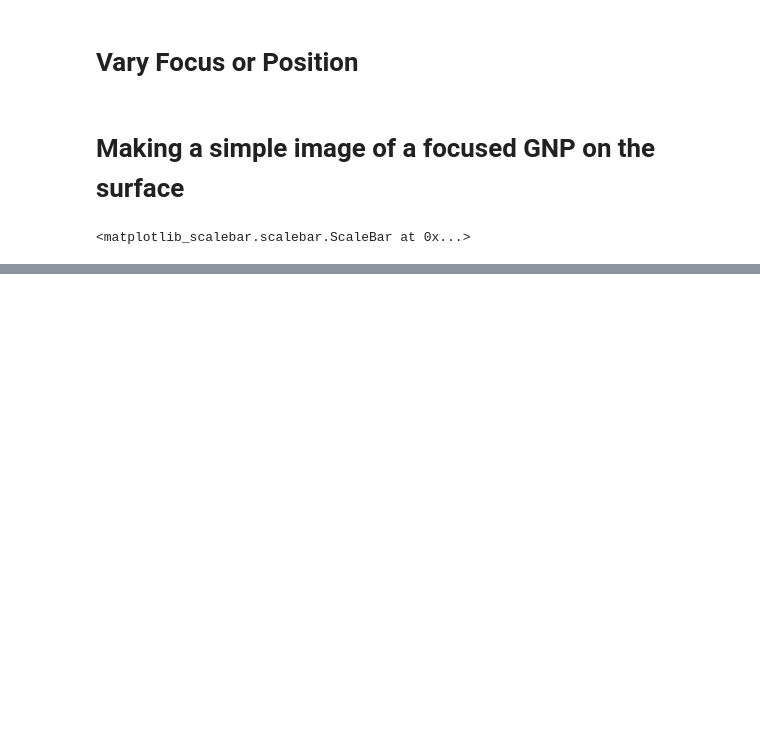
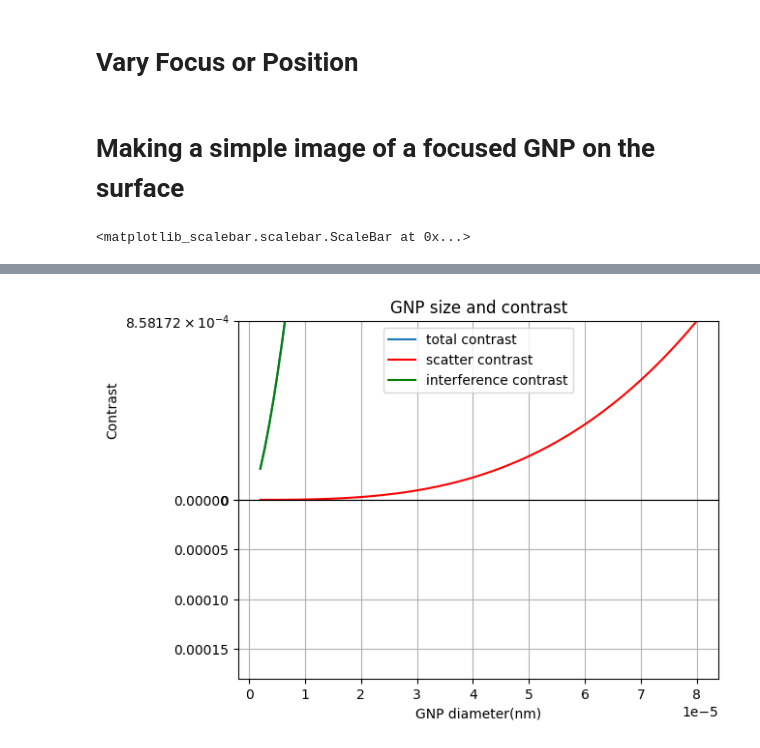
Before and after one commit to Laikasu/ipsf-simulation, a Jupyter notebook: usage_examples/plots.ipynb, the cells around one changed output, grey strips where cells are left out. Drawn from its saved outputs; the diff is of its cells as text; code cells hidden in the pictures; blank space fills up the shorter version.

```diff
--- a/usage_examples/plots.ipynb
+++ b/usage_examples/plots.ipynb
@@ -108,8 +122,8 @@ if (save_path):
             t_glass= 179*10**-6,
             n_scat = n_gold(wavelength),
             n_medium = n_water,
-            wavelength = 525*10**-9,
-            a = 20*10**-9/2)
+            wavelength = 525,
+            a = 20/2)
 
 
     params.z_focus = z_focus
@@ -186,8 +200,8 @@ if (file_path):
 # %%
 # Single plot
 
-wavelength = 525*10**-9
-diameter = 60*10**-9
+wavelength = 525
+diameter = 60
 radius = diameter/2
 #polarization = np.array([1, 0, 0]) # x polarization
 
@@ -338,9 +352,9 @@ def centroid_contrast_variable_particle(p, z_particles):
 
     return contrasts
 
-wavelength = 525*10**-9
+wavelength = 525
 
-diameter = 10*10**-9
+diameter = 10
 radius = diameter/2
 z_particles = np.linspace(0, 3.12*10**-6, 1000)
 params_m = DesignParams(
@@ -403,20 +431,22 @@ for i, radius in enumerate(radii):
 # %%
 # Contrast plot plot
 fig, ax = plt.subplots(2,1, sharex=True, gridspec_kw={'hspace': 0})
 ax[0].set_yscale('symlog', linthresh=0.1)
 
-ax[0].plot(diameters[contrast>0]/10**-9, contrast[contrast>0], label='total contrast')
+ax[0].plot(diameters[contrast>0], contrast[contrast>0], label='total contrast')
 ax[0].set_ylim(0, np.max(scatter_intensity))
-ax[0].plot(diameters[scatter_intensity>0]/10**-9, scatter_intensity[scatter_intensity>0], label='scatter contrast', color='red')
-ax[0].plot(diameters[interference_intensity>0]/10**-9, interference_intensity[interference_intensity>0], label='interference contrast', color='green')
-ax[1].plot(diameters[contrast<0]/10**-9, contrast[contrast<0])
-ax[1].plot(diameters[scatter_intensity<0]/10**-9, scatter_intensity[scatter_intensity<0])
-ax[1].plot(diameters[interference_intensity<0]/10**-9, interference_intensity[interference_intensity<0])
+ax[0].plot(diameters[scatter_intensity>0], scatter_intensity[scatter_intensity>0], label='scatter contrast', color='red')
+ax[0].plot(diameters[interference_intensity>0], interference_intensity[interference_intensity>0], label='interference contrast', color='green')
+ax[1].plot(diameters[contrast<0], contrast[contrast<0])
+ax[1].plot(diameters[scatter_intensity<0], scatter_intensity[scatter_intensity<0])
+ax[1].plot(diameters[interference_intensity<0], interference_intensity[interference_intensity<0])
 ax[0].legend()
 ax[1].grid()
 ax[1].set_ylim(np.min(contrast)*1.2, 0)
 ax[1].set_xlabel('GNP diameter(nm)')
 ax[0].grid()
 ax[0].set_ylabel('Contrast')
 ax[0].set_title('GNP size and contrast')
 plt.show()
+# %% [output]
+[figure, added]
```
Also changed, not shown: parts of 5 cells of this notebook, 19 other files.
